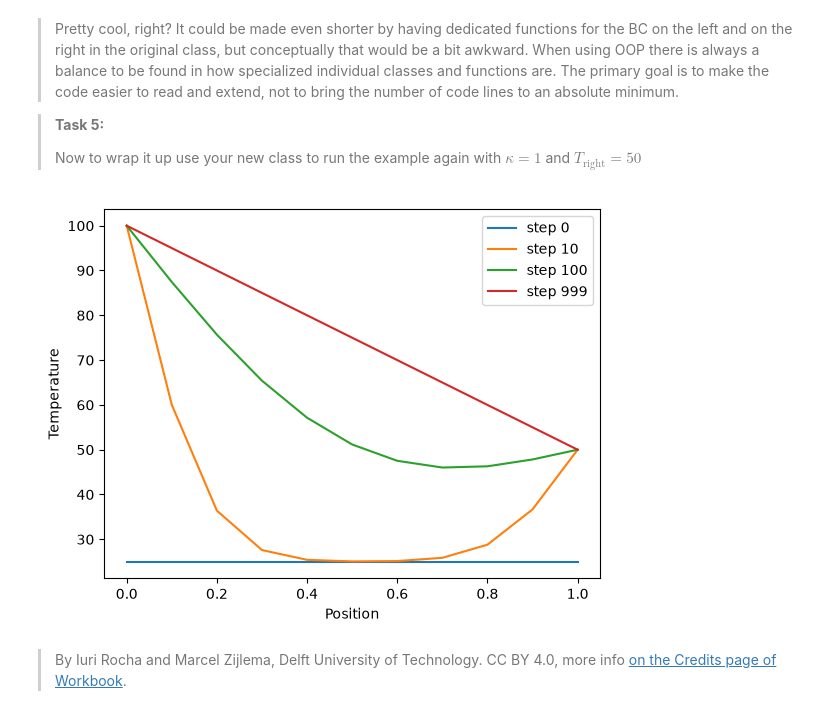
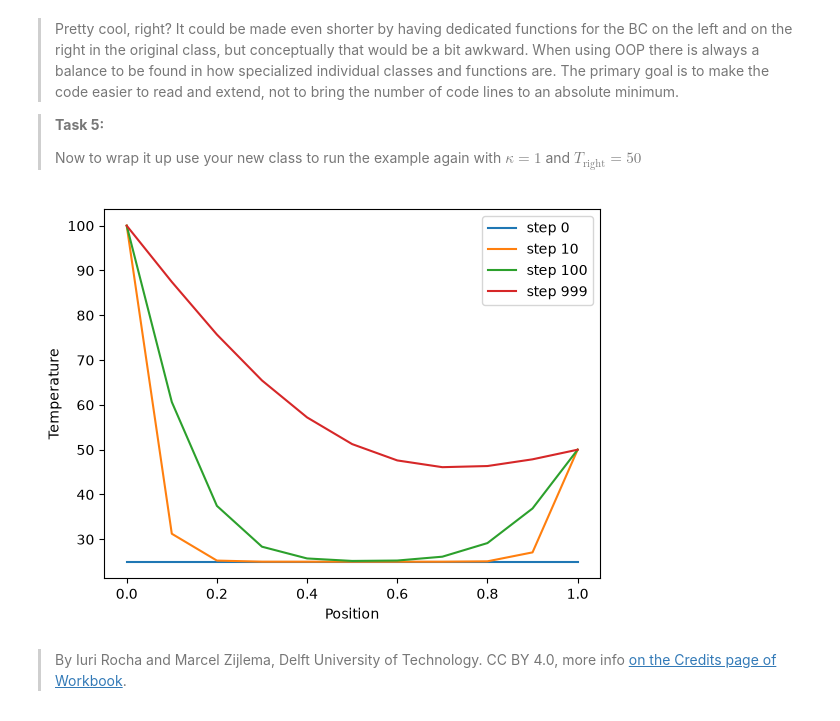
Before and after one commit to fabtapiarodriguez-cloud/Q2, a Jupyter notebook: Week_01/all_files_PA_2_1/2_oop.ipynb, the cells around one changed output. Saved outputs shown, nothing was run; the diff lists cells and outputs as text; code cells hidden in the pictures.

```diff
--- a/Week_01/all_files_PA_2_1/2_oop.ipynb
+++ b/Week_01/all_files_PA_2_1/2_oop.ipynb
@@ -141,11 +141,11 @@ class MyDiffusion (Diffusion):
 > Now to wrap it up use your new class to run the example again with $\kappa=1$ and $T_\mathrm{right}=50$
 # %%
 new_model = MyDiffusion(L, dx, dt)
-new_model.set_pde_params(1)
+new_model.set_pde_params(1/10)
 new_model.set_bcs(25, 100, 50)
 new_model.solve(1000)
 new_model.plot_steps([0, 10, 100, 999])
 # %% [output]
-[figure, old version]
+[figure, new version]
 # %% [markdown]
 > By Iuri Rocha and Marcel Zijlema, Delft University of Technology. CC BY 4.0, more info [on the Credits page of Workbook](https://mude.citg.tudelft.nl/workbook-2025/credits.html).
```
Also changed, not shown: 2 other files.
